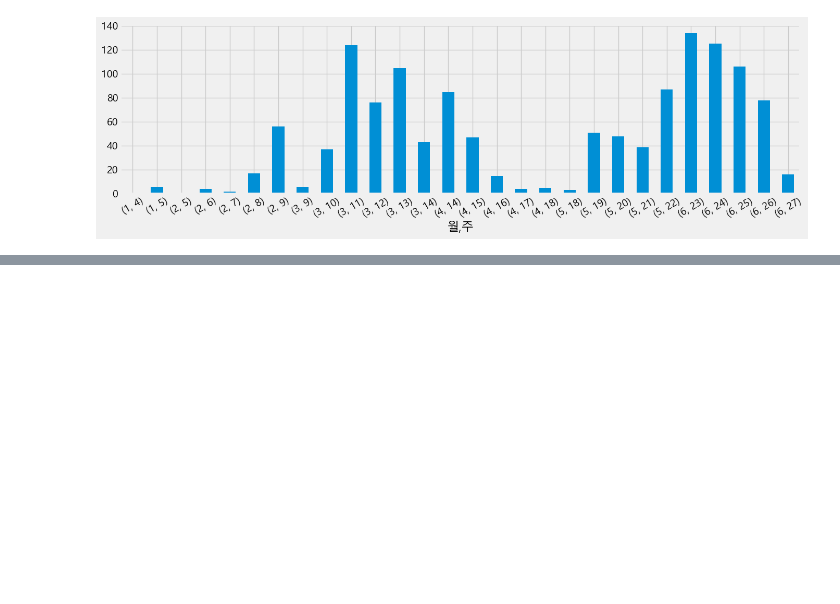
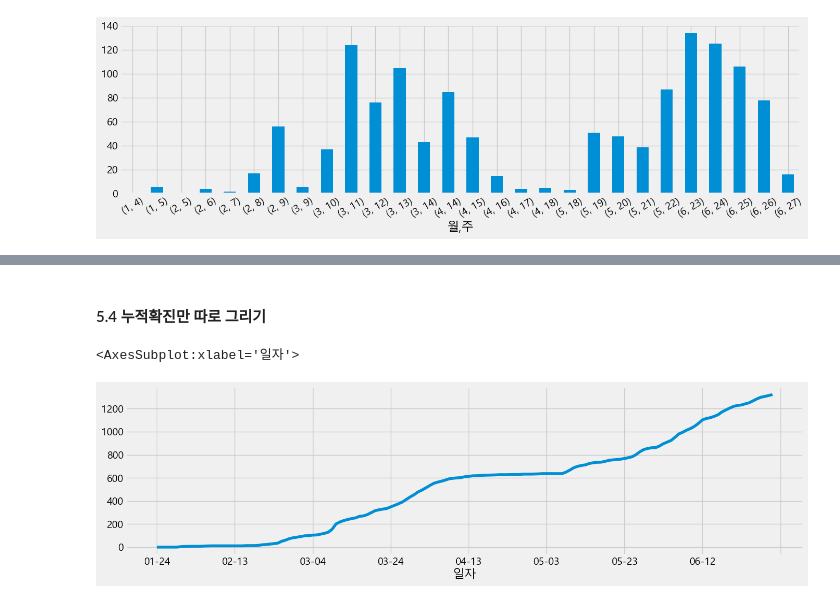
Before and after one commit to sihan827/Pandas-Practice, a Jupyter notebook: covid-19_analysis.ipynb, the cells around one changed output, grey strips where cells are left out. Cells and saved outputs as stored; diff of their text form; code cells hidden in the pictures; blank space fills up the shorter version.

```diff
--- a/covid-19_analysis.ipynb
+++ b/covid-19_analysis.ipynb
@@ -245,0 +384,7 @@ month_week_count.plot.bar(figsize=(15, 4), rot=30)
+# %% [markdown]
+#### 5.4 누적확진만 따로 그리기
+# %%
+cum_day["누적확진"].plot(figsize=(15, 4))
+# %% [output]
+<AxesSubplot:xlabel='일자'>
+[figure, added]
```
Also changed, not shown: parts of 48 cells of this notebook.
